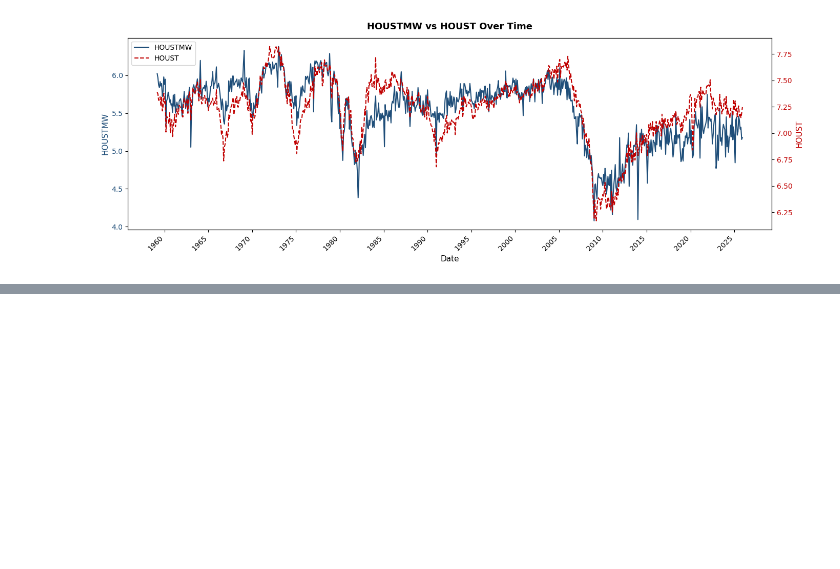
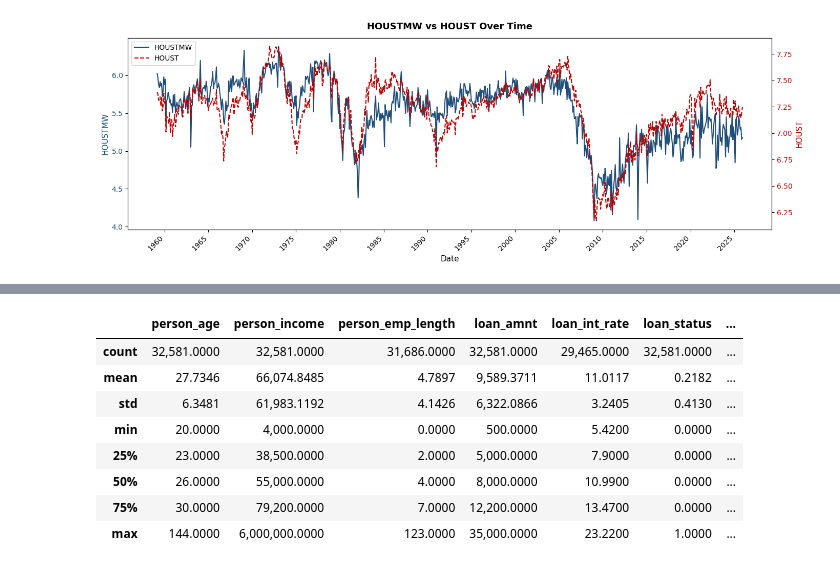
Before and after one commit to andre-bu-gitdev/O2_AI_for_Leaders_dx699, a Jupyter notebook: Milestone_4/M4 Functions.ipynb, the cells around one changed output, grey strips where cells are left out. Saved outputs shown, nothing was run; the diff lists cells and outputs as text; code cells hidden in the pictures; blank space fills up the shorter version.

```diff
--- a/Milestone_4/M4 Functions.ipynb
+++ b/Milestone_4/M4 Functions.ipynb
@@ -1144,0 +1131,5 @@ plot_fredmd_dual(transformed, var1="HOUSTMW", var2="HOUST")
+# %%
+macro_fred_df = pd.read_csv("../2026-02-MD_edited.csv")
+cc_risk_df = pd.read_csv("../credit_risk_dataset.csv")
+# %%
+pd.options.display.float_format = '{:,.4f}'.format
@@ -1144,0 +1140,16 @@ plot_fredmd_dual(transformed, var1="HOUSTMW", var2="HOUST")
+# %%
+# create ordinal number column for loan_grade
+mapping = {'A': 1, 'B': 2, 'C': 3,'D': 4, 'E': 5, 'F': 6, 'G': 7}
+cc_risk_df['loan_grade_ordinal'] = cc_risk_df['loan_grade'].map(mapping)
+
+# create binary column flag for cb_person_default_on_file
+mapping = {'Y': 1, 'N': 0}
+cc_risk_df['cb_person_default_on_file_binary'] = cc_risk_df['cb_person_default_on_file'].map(mapping)
+
+# create nominal column flag for person_home_ownership
+mapping = {'OWN': 1, 'MORTGAGE': 2,'RENT': 3, 'OTHER': 4}
+cc_risk_df['person_home_ownership_nominal'] = cc_risk_df['person_home_ownership'].map(mapping)
+
+# create nominal column flag for loan_intent
+mapping = {'DEBTCONSOLIDATION': 1, 'EDUCATION': 2, 'HOMEIMPROVEMENT': 3,'MEDICAL': 4, 'PERSONAL': 5, 'VENTURE': 6}
+cc_risk_df['loan_intent_nominal'] = cc_risk_df['loan_intent'].map(mapping)
@@ -1144,0 +1178,12 @@ plot_fredmd_dual(transformed, var1="HOUSTMW", var2="HOUST")
+# %%
+cc_risk_df.describe()
+# %% [output]
+|  | person_age | person_income | person_emp_length | loan_amnt | loan_int_rate | loan_status | ... |
+| count | 32,581.0000 | 32,581.0000 | 31,686.0000 | 32,581.0000 | 29,465.0000 | 32,581.0000 | ... |
+| mean | 27.7346 | 66,074.8485 | 4.7897 | 9,589.3711 | 11.0117 | 0.2182 | ... |
+| std | 6.3481 | 61,983.1192 | 4.1426 | 6,322.0866 | 3.2405 | 0.4130 | ... |
+| min | 20.0000 | 4,000.0000 | 0.0000 | 500.0000 | 5.4200 | 0.0000 | ... |
+| 25% | 23.0000 | 38,500.0000 | 2.0000 | 5,000.0000 | 7.9000 | 0.0000 | ... |
+| 50% | 26.0000 | 55,000.0000 | 4.0000 | 8,000.0000 | 10.9900 | 0.0000 | ... |
+| 75% | 30.0000 | 79,200.0000 | 7.0000 | 12,200.0000 | 13.4700 | 0.0000 | ... |
+| max | 144.0000 | 6,000,000.0000 | 123.0000 | 35,000.0000 | 23.2200 | 1.0000 | ... |
```
Also changed, not shown: parts of 8 cells of this notebook.
